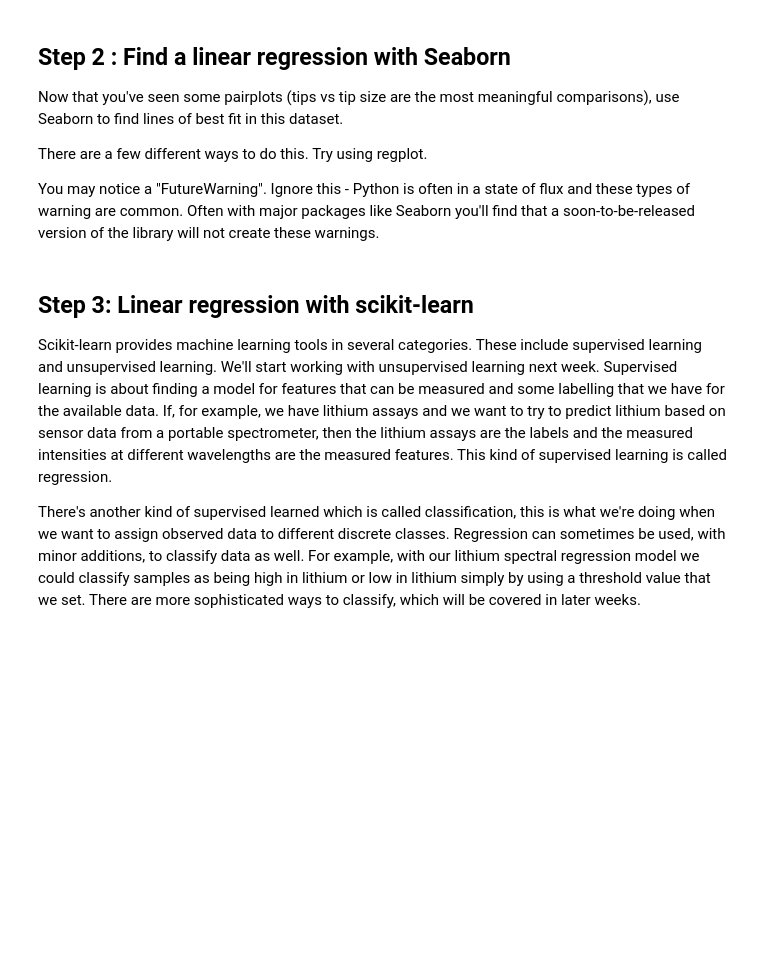
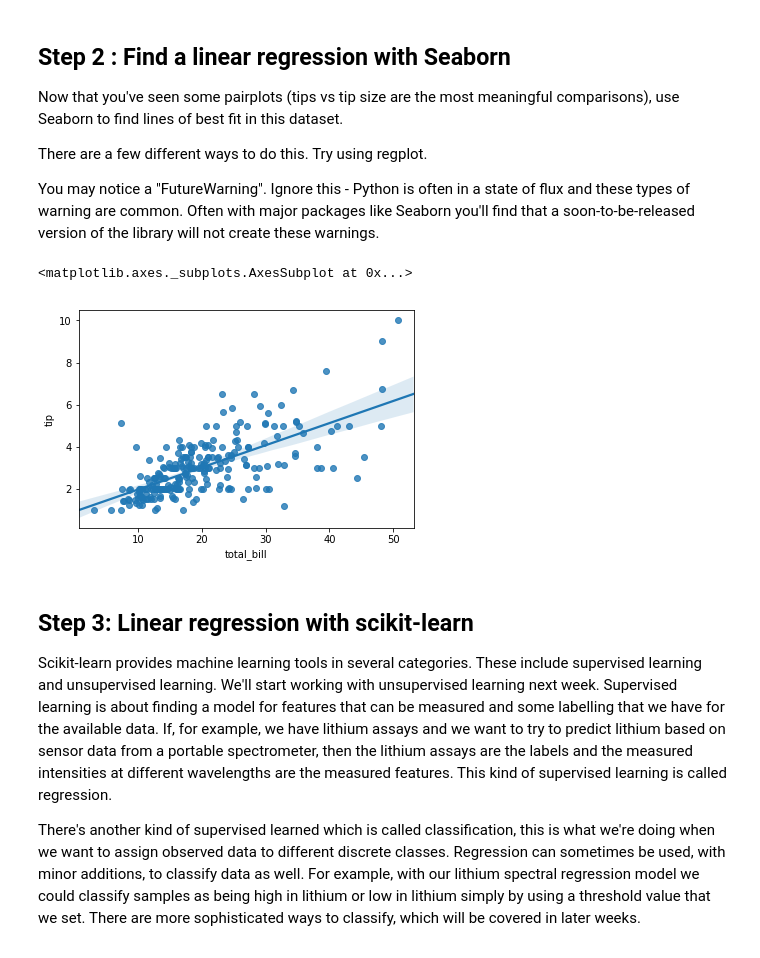
Before and after one commit to core-skills/05-simple-predictions, a Jupyter notebook: notebooks/session1and2.ipynb, the cells around one changed output. Cells and saved outputs as stored; diff of their text form; code cells hidden in the pictures; blank space fills up the shorter version.

```diff
--- a/notebooks/session1and2.ipynb
+++ b/notebooks/session1and2.ipynb
@@ -44,0 +64,5 @@ tips
+# %%
+import pandas as pd
+import os
+tips = pd.read_csv('../data/tips.csv')
+tips
@@ -50,6 +93,12 @@ Now that you've seen some pairplots (tips vs tip size are the most meaningful co
 There are a few different ways to do this.  Try using regplot.
 
 You may notice a "FutureWarning".  Ignore this - Python is often in a state of flux and these types of warning are common.  Often with major packages like Seaborn you'll find that a soon-to-be-released version of the library will not create these warnings.
+# %%
+%matplotlib inline
+sns.regplot(data=tips, x='total_bill', y='tip')
+# %% [output]
+<matplotlib.axes._subplots.AxesSubplot at 0x...>
+[figure, added]
 # %% [markdown]
 ## Step 3: Linear regression with scikit-learn
 
```
Also changed, not shown: parts of 20 cells of this notebook.
